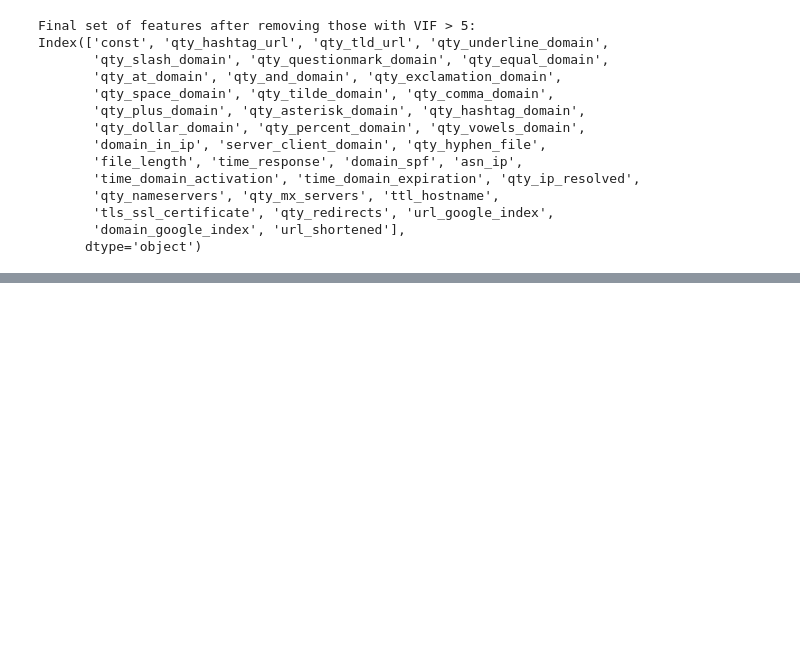
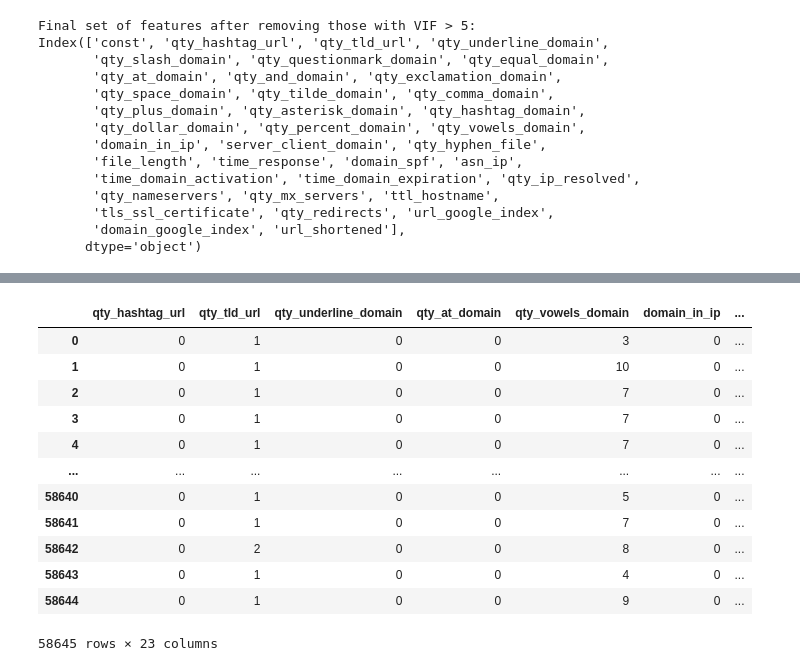
Before and after one commit to adarsh-gowda/Phishing-Domain, a Jupyter notebook: research/trials.ipynb, the cells around one changed output, grey strips where cells are left out. Cells and saved outputs as stored; diff of their text form; code cells hidden in the pictures; blank space fills up the shorter version.

```diff
--- a/research/trials.ipynb
+++ b/research/trials.ipynb
@@ -158,0 +229,16 @@ Index(['const', 'qty_hashtag_url', 'qty_tld_url', 'qty_underline_domain',
+# %%
+X_cleaned
+# %% [output]
+|  | qty_hashtag_url | qty_tld_url | qty_underline_domain | qty_at_domain | qty_vowels_domain | domain_in_ip | ... |
+| 0 | 0 | 1 | 0 | 0 | 3 | 0 | ... |
+| 1 | 0 | 1 | 0 | 0 | 10 | 0 | ... |
+| 2 | 0 | 1 | 0 | 0 | 7 | 0 | ... |
+| 3 | 0 | 1 | 0 | 0 | 7 | 0 | ... |
+| 4 | 0 | 1 | 0 | 0 | 7 | 0 | ... |
+| ... | ... | ... | ... | ... | ... | ... | ... |
+| 58640 | 0 | 1 | 0 | 0 | 5 | 0 | ... |
+| 58641 | 0 | 1 | 0 | 0 | 7 | 0 | ... |
+| 58642 | 0 | 2 | 0 | 0 | 8 | 0 | ... |
+| 58643 | 0 | 1 | 0 | 0 | 4 | 0 | ... |
+| 58644 | 0 | 1 | 0 | 0 | 9 | 0 | ... |
+58645 rows × 23 columns
```
Also changed, not shown: parts of 11 cells of this notebook, 1 other file.
